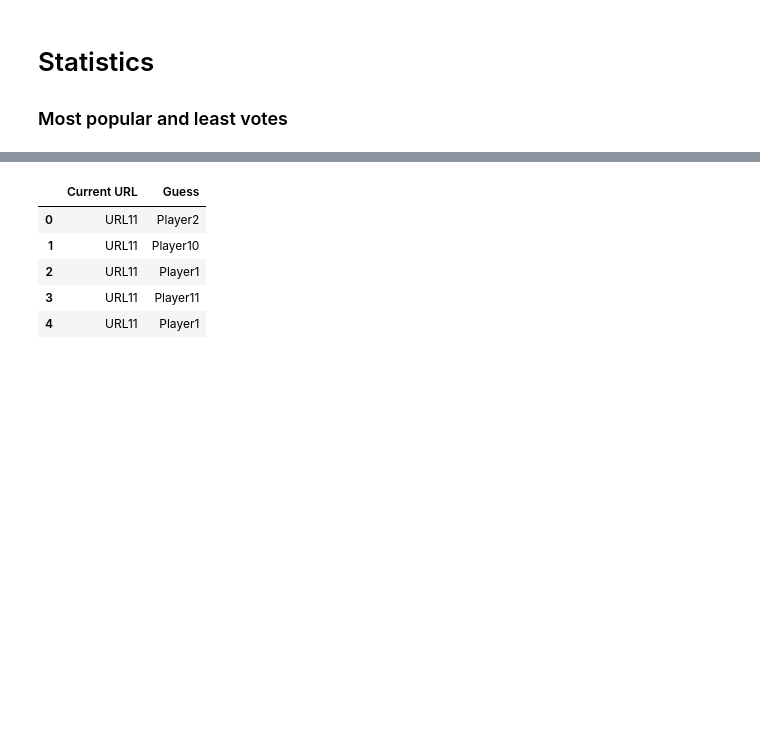
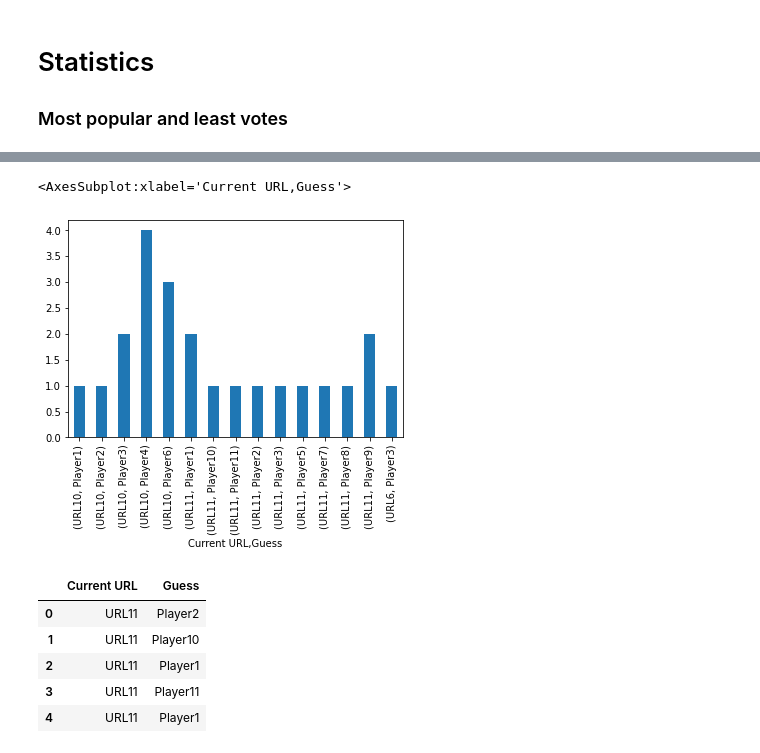
Before and after one commit to NLeSC/balconaz, a Jupyter notebook: notebooks/analysis.ipynb, the cells around one changed output, grey strips where cells are left out. Saved outputs shown, nothing was run; the diff lists cells and outputs as text; code cells hidden in the pictures; blank space fills up the shorter version.

```diff
--- a/notebooks/analysis.ipynb
+++ b/notebooks/analysis.ipynb
@@ -117,5 +132,8 @@ votes_links
 | URL6 | 1 |
 # %%
 # stats of guesses per URL
-df_raw.groupby(by=['Current URL', 'Guess'])['Guess'].count()
+guess_stats = df_raw.groupby(by=['Current URL', 'Guess'])['Guess'].count()
+s = pd.Series(guess_stats, name="votes")
+df_guess = s.to_frame().sort_values("votes", ascending=False)
+df_guess
 # %% [output]
@@ -139,3 +157,9 @@ Name: Guess, dtype: int64
+# %%
+# plot histogram
+guess_stats.plot.bar(x='Current URL')
+# %% [output]
+<AxesSubplot:xlabel='Current URL,Guess'>
+[figure, added]
 # %%
 # looking at the guesses per URL slice
 df_url_guess=df_raw.loc[:,['Current URL','Guess']] #only guesses per URL
```
Also changed, not shown: parts of 11 cells of this notebook.
